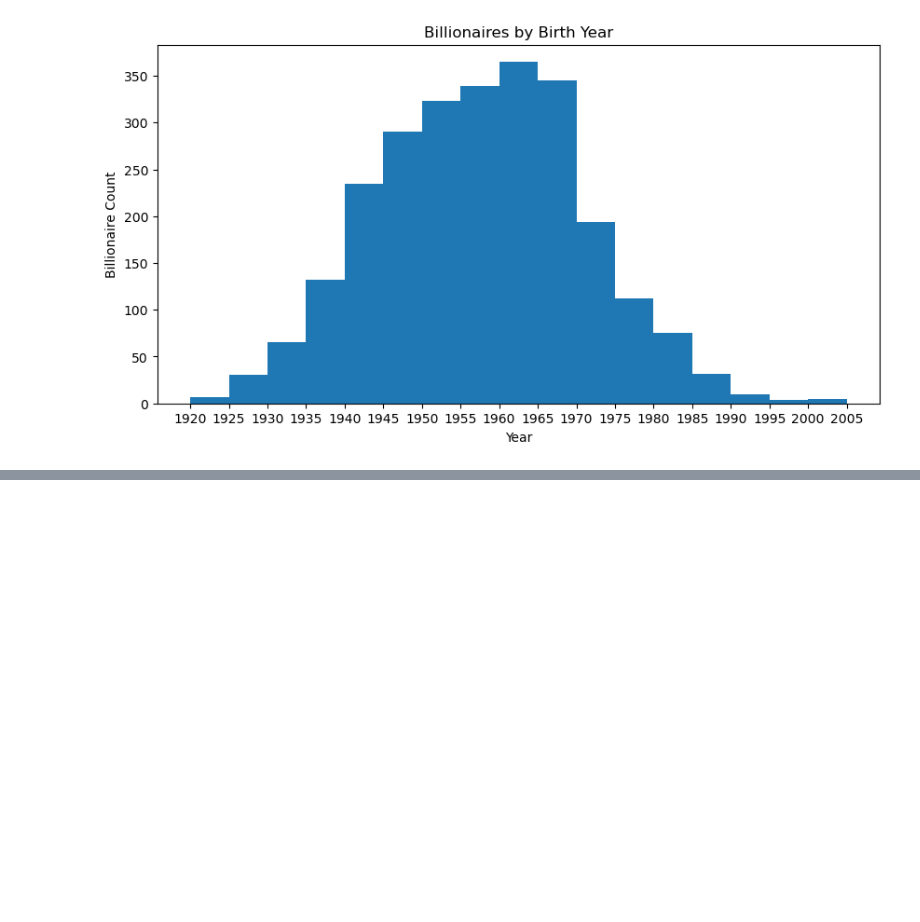
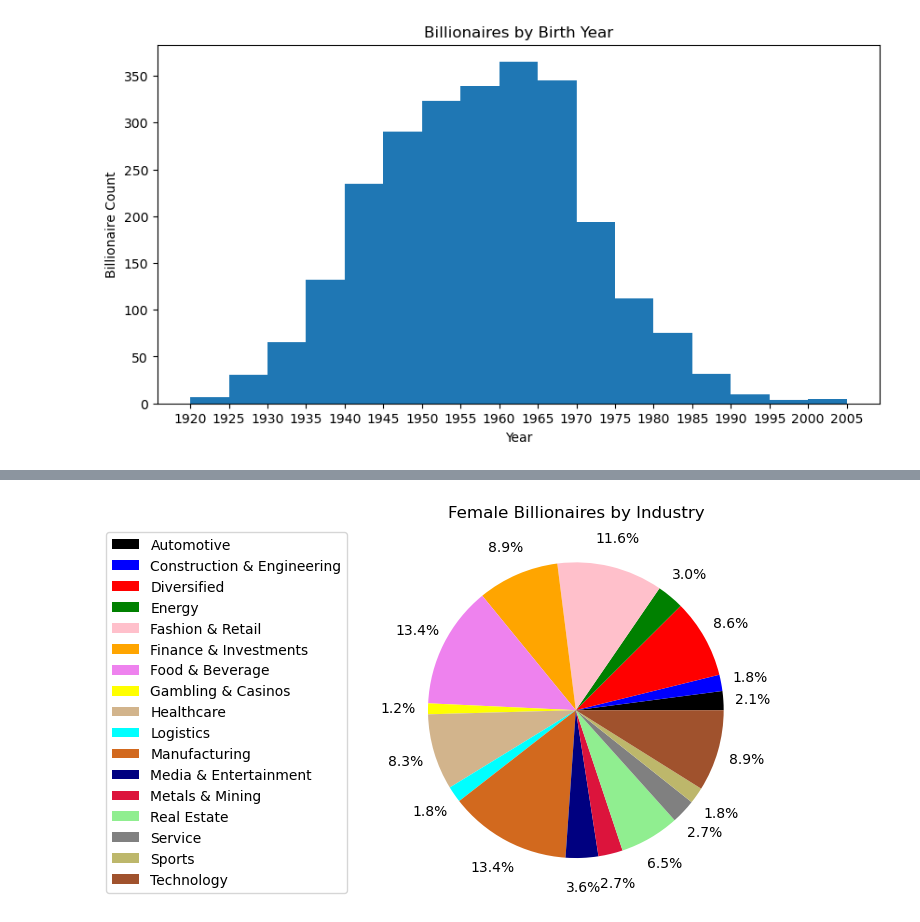
Before and after one commit to matvio16/billionaires, a Jupyter notebook: billionaires.ipynb, the cells around one changed output, grey strips where cells are left out. Drawn from its saved outputs; the diff is of its cells as text; code cells hidden in the pictures; blank space fills up the shorter version.

```diff
--- a/billionaires.ipynb
+++ b/billionaires.ipynb
@@ -110,0 +124,15 @@ plt.show()
+# %%
+female_df = billion_df.loc[billion_df['gender'] == 'F' ]
+f_industry_group = female_df.groupby('industries')
+f_industry_count = f_industry_group['personName'].count()
+f_industry_count_df = pd.DataFrame(f_industry_count).rename(columns={'personName' : 'count'})
+f_industry_count_df.reset_index(inplace=True)
+
+labels = f_industry_count_df['industries']
+colors = ['black','blue','red','green','pink','orange','violet','yellow','tan','cyan','chocolate','navy','crimson','lightgreen','grey','darkkhaki','sienna','indigo']
+plt.pie(f_industry_count_df['count'], autopct='%1.1f%%', pctdistance=1.2, colors=colors)
+plt.legend(labels, bbox_to_anchor=(-0.1, 1.))
+plt.title("Female Billionaires by Industry")
+plt.show()
+# %% [output]
+[figure, added]
```
Also changed, not shown: parts of 9 cells of this notebook, 6 other files.
